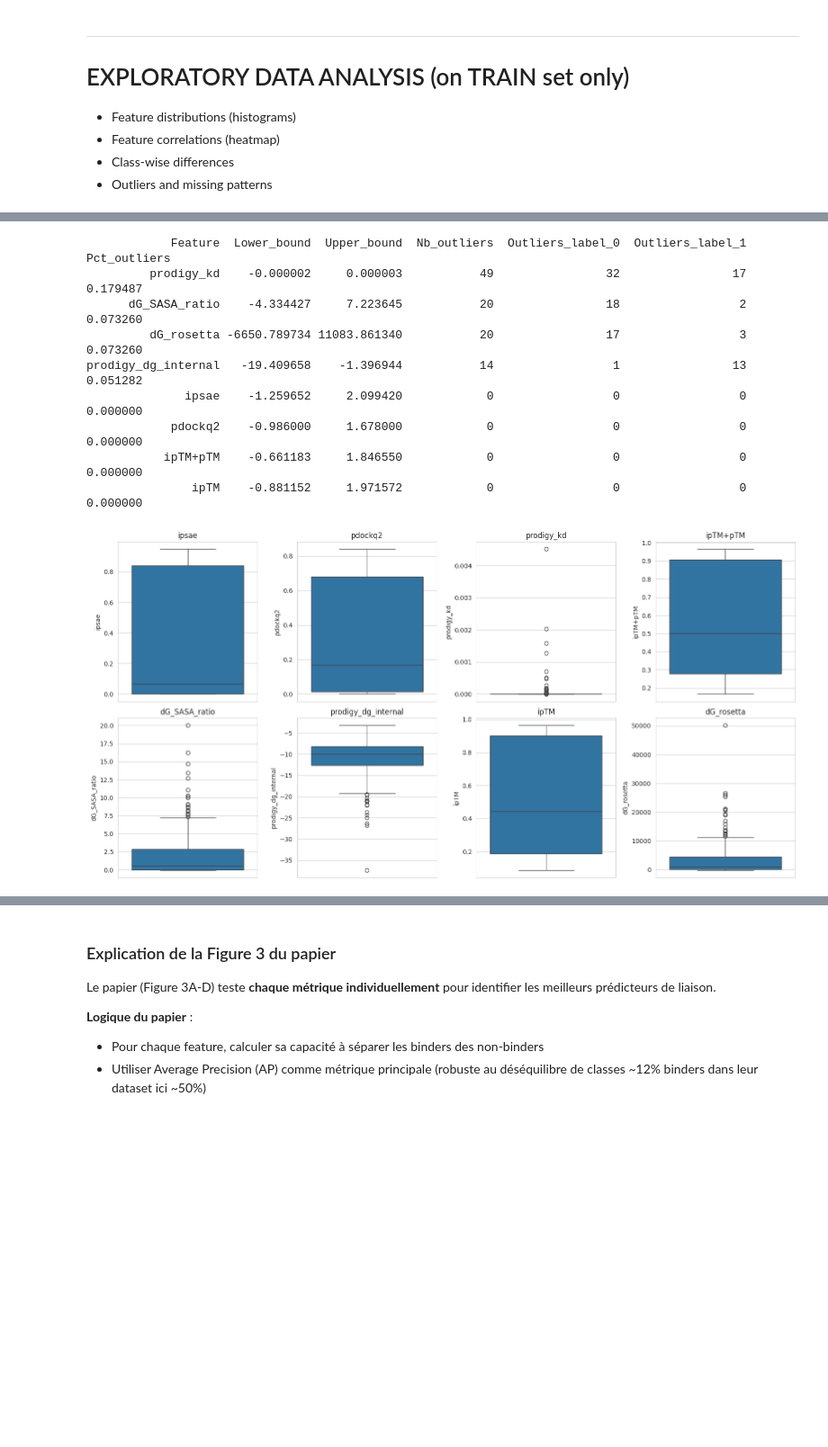
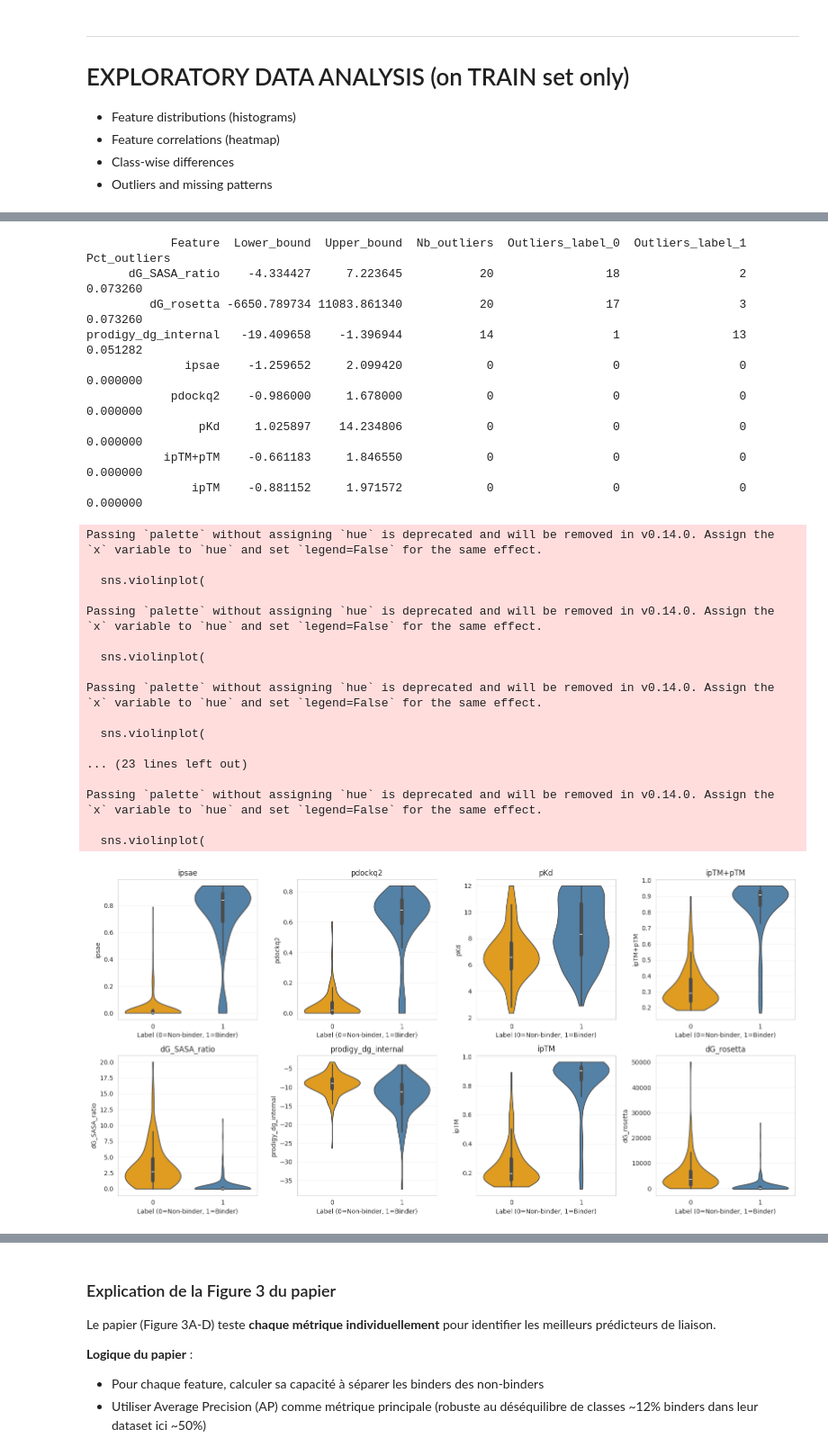
Before and after one commit to KessenP/explorae, a Jupyter notebook: notebooks/binder_selection_pipeline.ipynb, the cells around one changed output, grey strips where cells are left out. Shown at 90% size. Saved outputs shown, nothing was run; the diff lists cells and outputs as text; code cells hidden in the pictures; blank space fills up the shorter version.

```diff
--- a/notebooks/binder_selection_pipeline.ipynb
+++ b/notebooks/binder_selection_pipeline.ipynb
@@ -79,9 +79,10 @@ print(f"\n   Colonnes:\n   {df.columns.tolist()}")
    Colonnes:
    ['id', 'ipsae', 'pdockq2', 'prodigy_kd', 'ipTM+pTM', 'dG_SASA_ratio', 'prodigy_dg_internal', 'ipTM', 'dG_rosetta', 'label']
 # %%
+df["pKd"] = -np.log10(df["prodigy_kd"] + 1e-12)
 # Nettoyer les colonnes numériques (virgule -> point)
 FEATURE_COLS = [
-    "ipsae", "pdockq2", "prodigy_kd", "ipTM+pTM",
+    "ipsae", "pdockq2", "pKd", "ipTM+pTM",
     "dG_SASA_ratio", "prodigy_dg_internal", "ipTM", "dG_rosetta"
 ]
 
@@ -345,39 +396,81 @@ for col in FEATURE_COLS:
 
 df_outliers = pd.DataFrame(outlier_info).sort_values("Pct_outliers", ascending=False)
 print(df_outliers.to_string(index=False))
 
-# Plot a boxplot grid for visual inspection
+# Plot violin plots with split by label for visual inspection
 import seaborn as sns
 n_cols = 4
 n_rows = int(np.ceil(len(FEATURE_COLS) / n_cols))
 
 fig, axes = plt.subplots(n_rows, n_cols, figsize=(4*n_cols, 4*n_rows))
 axes = axes.ravel()
 
 for ax, col in zip(axes, FEATURE_COLS):
-    sns.boxplot(
+    # Violin plot with split by label
+        # Appliquer log10 pour les features d'énergie
+    if col in log_features:
+        # Prendre valeur absolue + epsilon pour éviter log(0) ou log(négatif)
+        train_pos_plot = -np.log10(np.abs(train_pos))
+        train_neg_plot = -np.log10(np.abs(train_neg))
+        xlabel = f"pKd (-log10 {col})"
+    elif col in delta_features:
+        # Prendre valeur absolue + epsilon pour éviter log(0) ou log(négatif)
+        train_pos_plot = np.log10(np.abs(train_pos))
+        train_neg_plot = np.log10(np.abs(train_neg))
+        xlabel = f"log10 {col}"
+
+    else:
+        train_pos_plot = train_pos
+        train_neg_plot = train_neg
+        xlabel = col
+
+    sns.violinplot(
         data=df_train,
+        x="label",
         y=col,
-        ax=ax
+        ax=ax,
+        palette=["orange", "steelblue"],
+        inner="box",  # Shows quartiles and outliers
+        cut=0  # Don't extend the density past extreme data points
     )
-    ax.set_title(col)
+    ax.set_xlabel("Label (0=Non-binder, 1=Binder)")
+    ax.set_ylabel(col)
+    ax.set_title(xlabel)
+    ax.grid(alpha=0.3, axis='y')
 
 for j in range(len(FEATURE_COLS), len(axes)):
     fig.delaxes(axes[j])
 
 plt.tight_layout()
 plt.show()
 # %% [output]
             Feature  Lower_bound  Upper_bound  Nb_outliers  Outliers_label_0  Outliers_label_1  Pct_outliers
-         prodigy_kd    -0.000002     0.000003           49                32                17      0.179487
       dG_SASA_ratio    -4.334427     7.223645           20                18                 2      0.073260
          dG_rosetta -6650.789734 11083.861340           20                17                 3      0.073260
 prodigy_dg_internal   -19.409658    -1.396944           14                 1                13      0.051282
               ipsae    -1.259652     2.099420            0                 0                 0      0.000000
             pdockq2    -0.986000     1.678000            0                 0                 0      0.000000
+                pKd     1.025897    14.234806            0                 0                 0      0.000000
            ipTM+pTM    -0.661183     1.846550            0                 0                 0      0.000000
                ipTM    -0.881152     1.971572            0                 0                 0      0.000000
+Passing `palette` without assigning `hue` is deprecated and will be removed in v0.14.0. Assign the `x` variable to `hue` and set `legend=False` for the same effect.
+
+  sns.violinplot(
+
+Passing `palette` without assigning `hue` is deprecated and will be removed in v0.14.0. Assign the `x` variable to `hue` and set `legend=False` for the same effect.
+
+  sns.violinplot(
+
+Passing `palette` without assigning `hue` is deprecated and will be removed in v0.14.0. Assign the `x` variable to `hue` and set `legend=False` for the same effect.
+
+  sns.violinplot(
+
+... (23 lines left out)
+
+Passing `palette` without assigning `hue` is deprecated and will be removed in v0.14.0. Assign the `x` variable to `hue` and set `legend=False` for the same effect.
+
+  sns.violinplot(
-[figure, old version]
+[figure, new version]
 # %%
 from sklearn.decomposition import PCA
 from sklearn.preprocessing import StandardScaler
```
Also changed, not shown: parts of 23 cells of this notebook.
